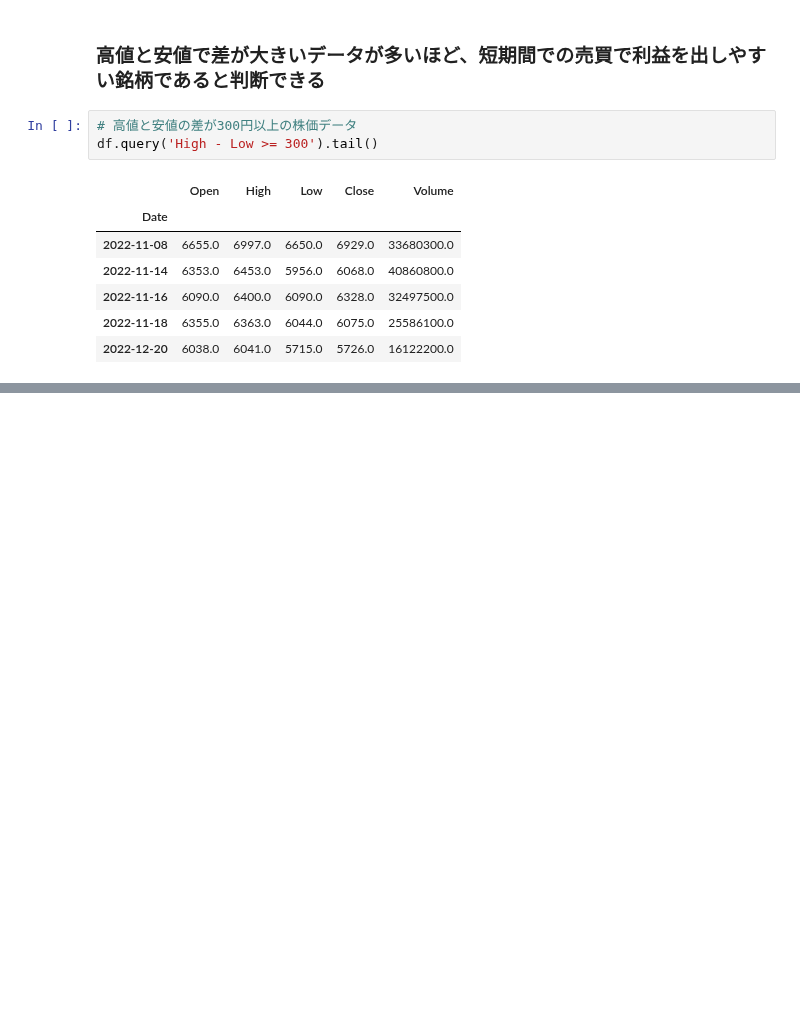
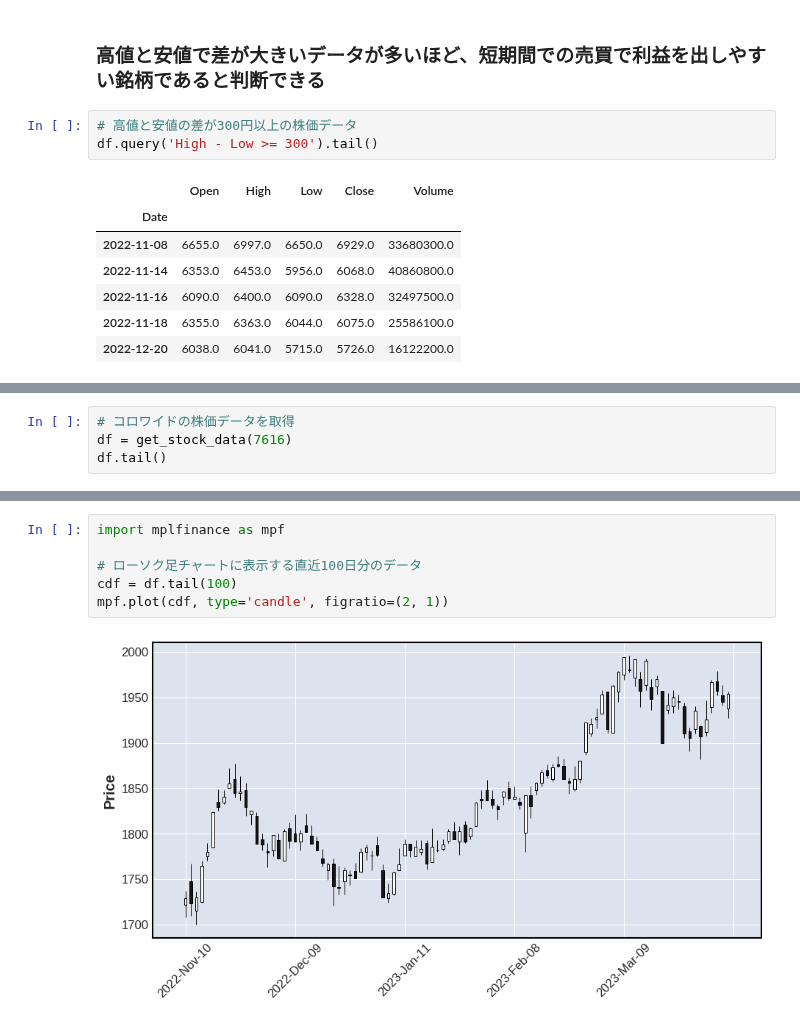
Before and after one commit to hirokimituya/stock-price-analysis, a Jupyter notebook: technical_analysis/株価分析.ipynb, the cells around one changed output, grey strips where cells are left out. Drawn from its saved outputs; the diff is of its cells as text; blank space fills up the shorter version.

```diff
--- a/technical_analysis/株価分析.ipynb
+++ b/technical_analysis/株価分析.ipynb
@@ -71,0 +55,4 @@ Successfully installed mplfinance-0.12.9b7
+# %%
+# コロワイドの株価データを取得
+df = get_stock_data(7616)
+df.tail()
@@ -71,0 +67,8 @@ Successfully installed mplfinance-0.12.9b7
+# %%
+import mplfinance as mpf
+
+# ローソク足チャートに表示する直近100日分のデータ
+cdf = df.tail(100)
+mpf.plot(cdf, type='candle', figratio=(2, 1))
+# %% [output]
+[figure, added]
```
Also changed, not shown: parts of 5 cells of this notebook.
